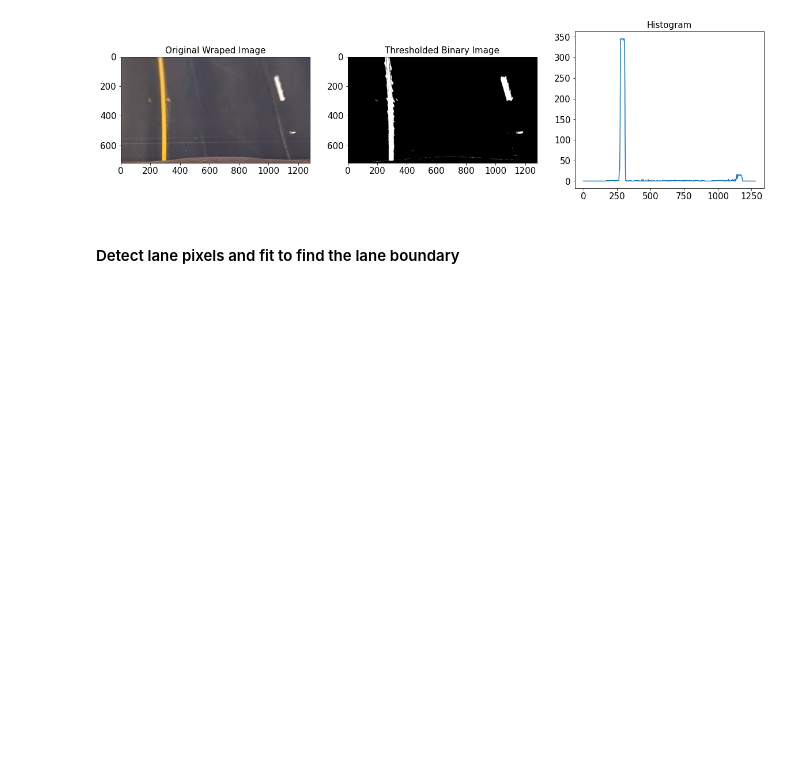
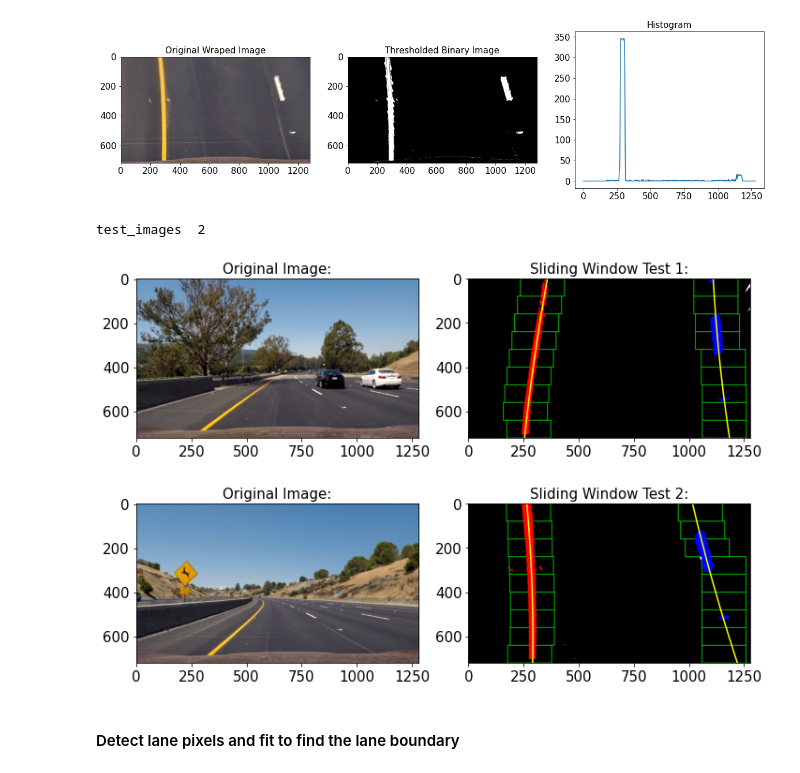
Before and after one commit to Usam95/CarND-Advanced-Lane-Lines, a Jupyter notebook: Advanced_Lane_Lines_final.ipynb, the cells around one changed output. Saved outputs shown, nothing was run; the diff lists cells and outputs as text; code cells hidden in the pictures; blank space fills up the shorter version.

Commit message:
added plots for utility functions

```diff
--- a/Advanced_Lane_Lines_final.ipynb
+++ b/Advanced_Lane_Lines_final.ipynb
@@ -198,14 +198,14 @@ def pipeline(op=None):
             plotter(bgr_img, new_img, op, n)
             plt.savefig('output_images/perspective_transform.png'.format(op), bbox_inches="tight")
             #break
-        if op == 'Sliding Windows':
+        if op == 'Sliding Window':
             new_img = undistort(img)
             binary_img= combined_threshold(new_img)
-            binary_warped= original2bird_eye(new_img)
+            binary_warped= original2bird_eye(binary_img)
 
             out_img, left_fit, right_fit, left_fitx, right_fitx = find_lines(binary_warped, plot=True)
+
             plotter(bgr_img, out_img, op, n)
-
             ploty = np.linspace(0, binary_warped.shape[0] - 1, binary_warped.shape[0])
             plt.plot(left_fitx, ploty, color='yellow')
             plt.plot(right_fitx, ploty, color='yellow')
@@ -217,8 +217,12 @@ def pipeline(op=None):
             undistorted_img = undistort(img)
             thresholded_img = combined_threshold(undistorted_img)
             bird_eyed_img= original2bird_eye(thresholded_img)
-            windowded_img, pl, lfx, rfx, lf, rf, lli, rli =  sliding_windows(bird_eyed_img, plot=False)
-            shaded_img = visualize_lane_lines(bird_eyed_img,lfx, rfx, pl,lli,rli)
+            #def use_last_frame(binary_warped, left_fit, right_fit):
+            _, left_fit, right_fit, _, _ = find_lines(bird_eyed_img, plot=False)
+
+            left_fitx, right_fitx, py, _, _, _, _, _, _, lli, rli = use_last_frame(bird_eyed_img,left_fit,right_fit)
+            #out_img, left_fit, right_fit, left_fitx, right_fitx = find_lines(bird_eyed_img, plot=True)
+            shaded_img = visualize_lane_lines(bird_eyed_img,left_fitx, right_fitx, pl,lli,rli)
             #def visualize_lane_lines(binary_warped, left_fitx, right_fitx, ploty, left_lane_inds, right_lane_inds):
             plotter(bgr_img, shaded_img, op, n)
             plt.plot(lfx, pl, color='yellow')
@@ -623,3 +625,9 @@ def find_lines(binary_warped, plot=False):
+# %%
+pipeline("Sliding Window")
+# %% [output]
+test_images  2
+[figure, added]
+[figure, added]
 # %%
 def use_last_frame(binary_warped, left_fit, right_fit):
 
```
Also changed, not shown: parts of 6 cells of this notebook.
